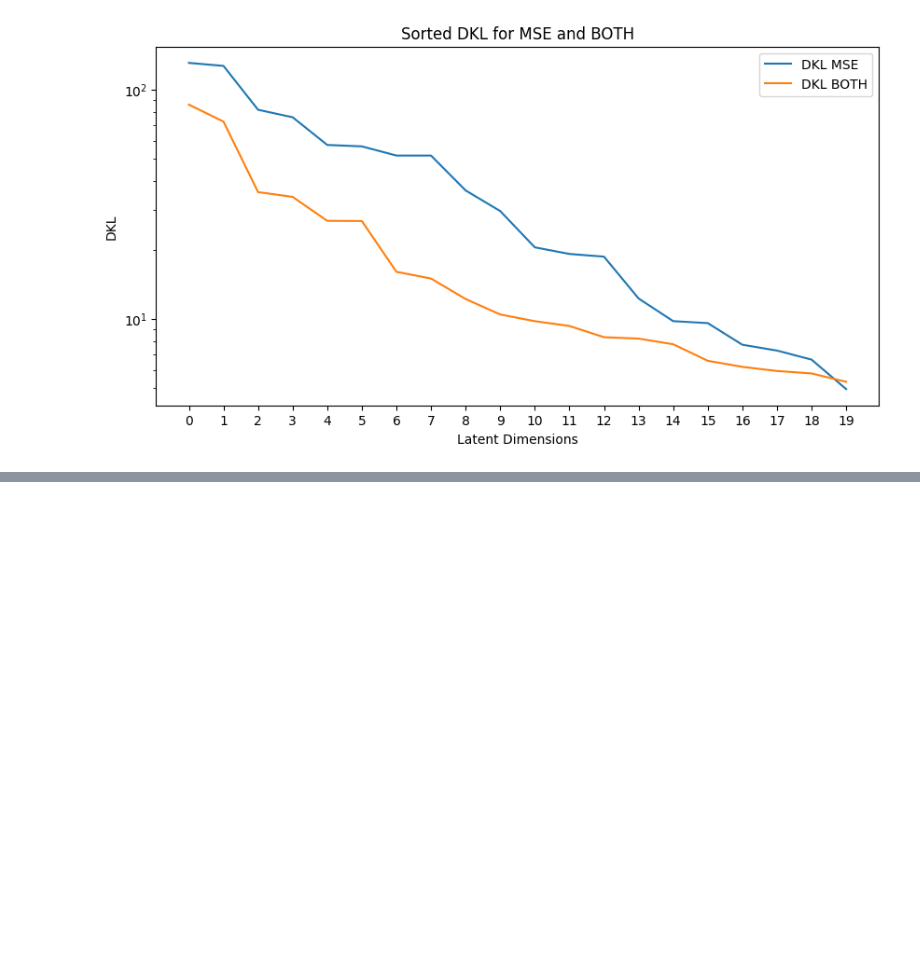
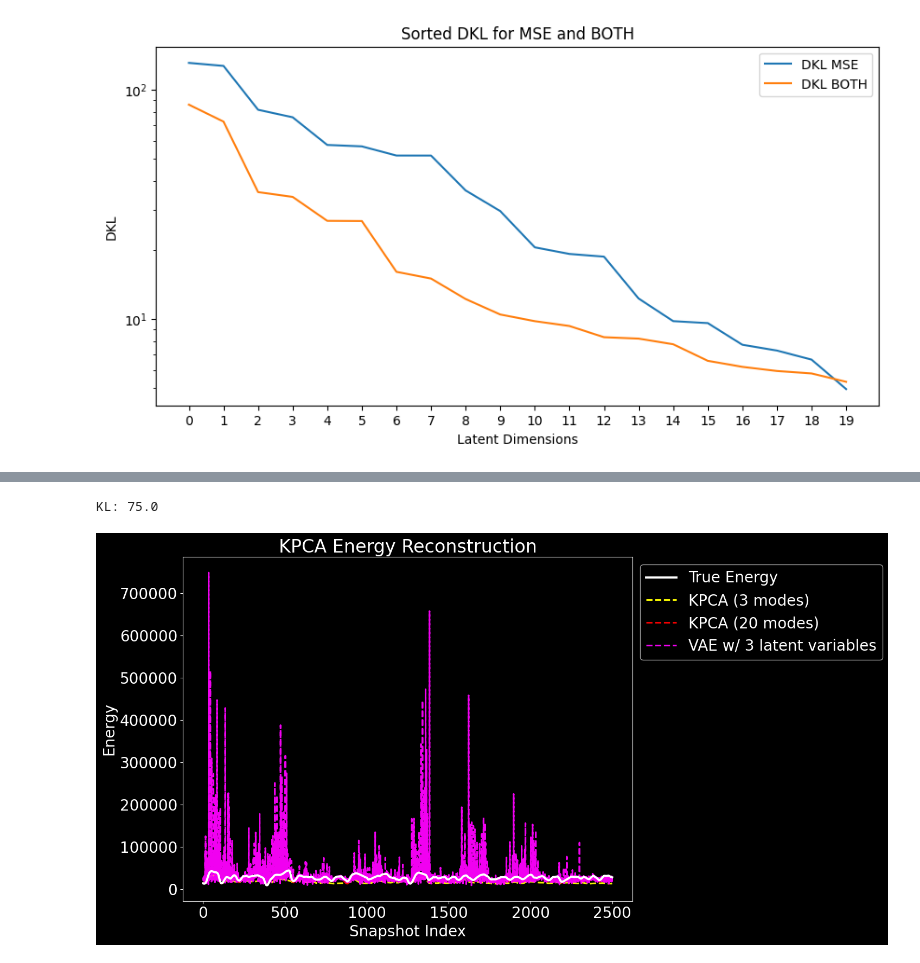
Before and after one commit to fabioamaral08/reduction-methods, a Jupyter notebook: test_scripts/AICOMNAS_Gen_results.ipynb, the cells around one changed output, grey strips where cells are left out. Cells and saved outputs as stored; diff of their text form; code cells hidden in the pictures; blank space fills up the shorter version.

```diff
--- a/test_scripts/AICOMNAS_Gen_results.ipynb
+++ b/test_scripts/AICOMNAS_Gen_results.ipynb
@@ -569,3 +582,82 @@ plt.show()
+# %%
+latent_dim = 20
+dkls = []
+case = 'MSE'
+ae = Autoencoder.VariationalAutoencoderModule(X_train_torch.shape[-1], latent_dim, max_in, min_in).to(device)
+energies = []
+mses = []
+err_energy = []
+norm_mse = np.linalg.norm(X_train)
+sum_energy = energy_X_train.sum()
+X_rec_ae = []
+kl = 75.
+print(f'KL: {kl}')
+ae.load_state_dict(torch.load(f'../ModelsTorch/VAE_Latent_{latent_dim}_energy_{case}_kl_{kl}_{simulation_name}/best_autoencoder',map_location=device, weights_only=True))
+ae.eval()
+
+X_rec,mu,logvar = ae(X_train_torch.to(device))
+dkl = -0.5 * torch.mean(1 + logvar - mu ** 2 - logvar.exp(), dim = 0)
+
+dkl_sorted, dkl_indices = torch.sort(dkl, descending=True)
+dkls.append(dkl_sorted.cpu().detach().numpy())
+
+mu_new = mu.clone()
+logvar_new = mu.clone()
+latent_new = ae.reparametrize(mu_new,logvar_new)
+# latent_new[...,dkl_indices[3:]] = 0.
+# mu_new[] = 0.0
+# logvar_new[dkl_indices[3:]] = 0.0
+X_rec = ae.decode(latent_new)
+
+X_rec = torch2np(X_rec)
+X_rec_ae.append(X_rec)
+
+# 4- Calc error
+_, _, energy_rec_VAE = calc_energy(X_rec,Wi,beta, Re, dx, dy)
+# %% [output]
+KL: 75.0
+# %%
+with plt.style.context("dark_background"):
+    colors = ['#FFFF00', '#FF0000', '#FF00FF']
+    n_tail = 2500
+
+
+    plt.figure(figsize=(15, 8))
+    plt.plot(
+        energy_X_train[-n_tail:],
+        color='white',
+        lw=2.8,
+        label='True Energy',
+        zorder=3
+    )
+
+    for i, (n_components, energy_rec) in enumerate(zip(components_to_plot, energy_errors_plot)):
+        plt.plot(
+            energy_rec[-n_tail:],
+            '--',
+            lw=2.2,
+            alpha=0.95,
+            color=colors[i % len(colors)],
+            label=f'KPCA ({n_components} modes)',
+            zorder=2
+        )
+
+    plt.plot(
+            energy_rec_VAE[-n_tail:],
+            '--',
+            lw=2.2,
+            alpha=0.95,
+            color=colors[2],
+            label=f'VAE w/ 3 latent variables',
+            zorder=2
+        )
+    plt.xlabel('Snapshot Index')
+    plt.ylabel('Energy')
+    plt.title('KPCA Energy Reconstruction')
+    plt.legend(loc='upper left', bbox_to_anchor=(1, 1), frameon=True)
+    plt.tight_layout()
+# %% [output]
+[figure, added]
 # %%
 plt.show()
 # %%
```
Also changed, not shown: parts of 8 cells of this notebook, 33 other files.
